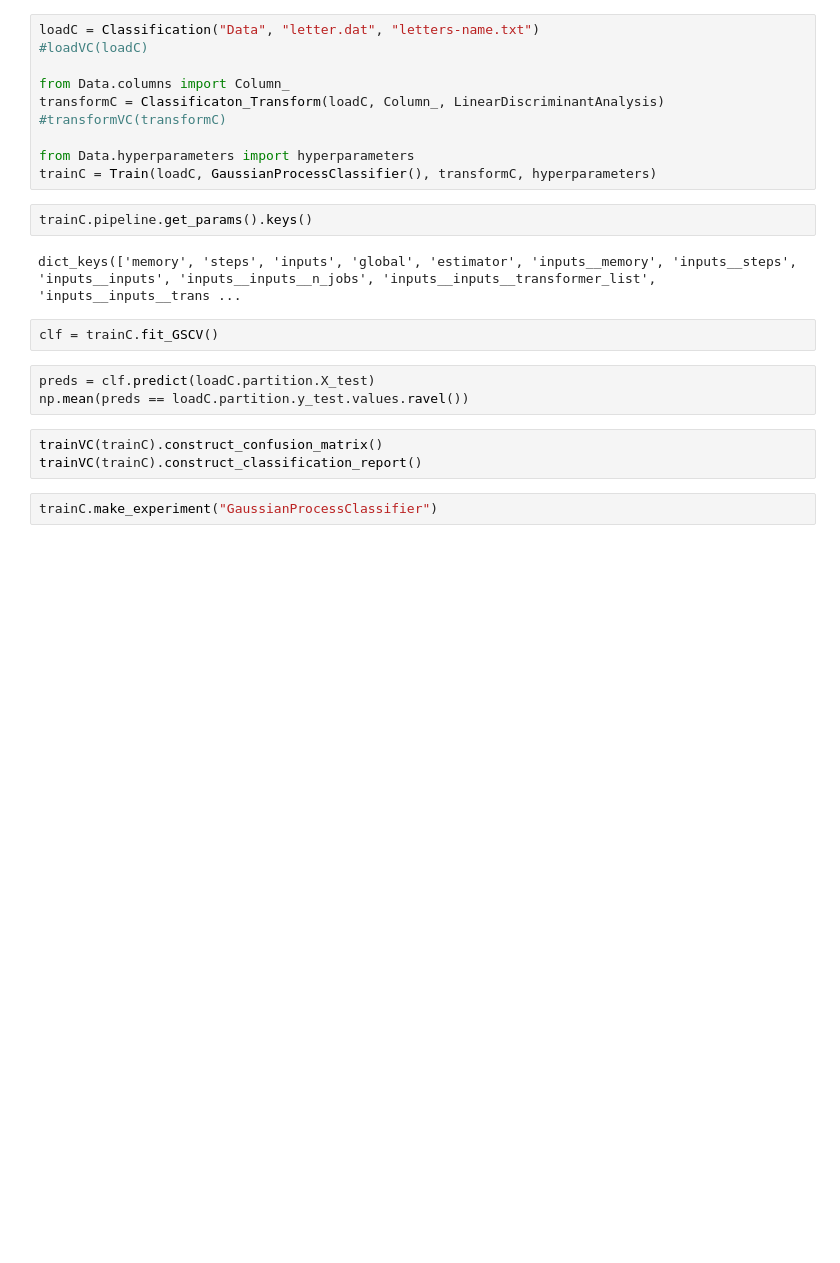
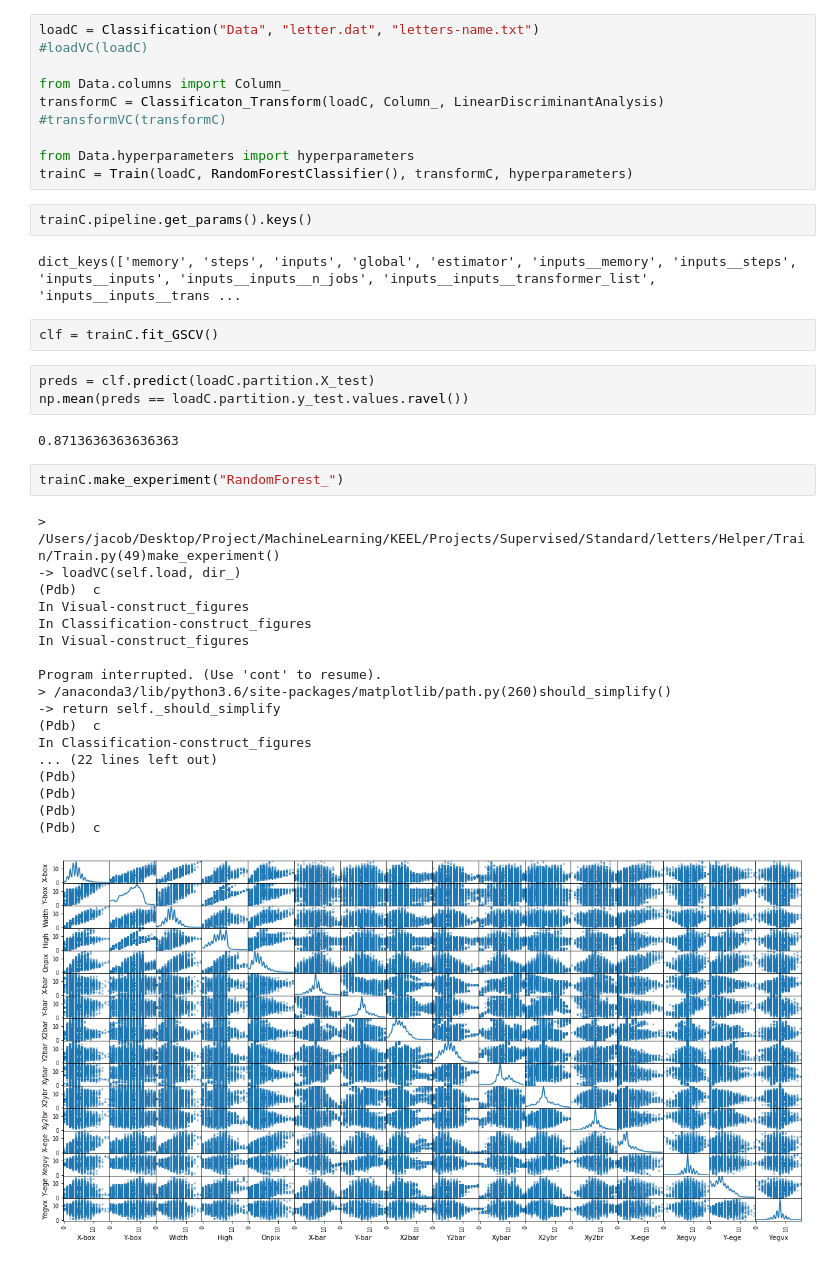
Before and after one commit to OpenJ92/MachineLearning, a Jupyter notebook: KEEL/Projects/Supervised/Standard/letters/run.ipynb, the cells around one changed output. Cells and saved outputs as stored; diff of their text form; blank space fills up the shorter version.

Commit message:
readme experiment

```diff
--- a/KEEL/Projects/Supervised/Standard/letters/run.ipynb
+++ b/KEEL/Projects/Supervised/Standard/letters/run.ipynb
@@ -31,7 +30,7 @@ transformC = Classificaton_Transform(loadC, Column_, LinearDiscriminantAnalysis)
 #transformVC(transformC)
 
 from Data.hyperparameters import hyperparameters
-trainC = Train(loadC, GaussianProcessClassifier(), transformC, hyperparameters)
+trainC = Train(loadC, RandomForestClassifier(), transformC, hyperparameters)
 # %%
 trainC.pipeline.get_params().keys()
 # %% [output]
@@ -41,8 +40,26 @@ clf = trainC.fit_GSCV()
 # %%
 preds = clf.predict(loadC.partition.X_test)
 np.mean(preds == loadC.partition.y_test.values.ravel())
+# %% [output]
+0.8713636363636363
-# %%
-trainVC(trainC).construct_confusion_matrix()
-trainVC(trainC).construct_classification_report()
 # %%
-trainC.make_experiment("GaussianProcessClassifier")
+trainC.make_experiment("RandomForest_")
+# %% [output]
+> /Users/jacob/Desktop/Project/MachineLearning/KEEL/Projects/Supervised/Standard/letters/Helper/Train/Train.py(49)make_experiment()
+-> loadVC(self.load, dir_)
+(Pdb)  c
+In Visual-construct_figures
+In Classification-construct_figures
+In Visual-construct_figures
+
+Program interrupted. (Use 'cont' to resume).
+> /anaconda3/lib/python3.6/site-packages/matplotlib/path.py(260)should_simplify()
+-> return self._should_simplify
+(Pdb)  c
+In Classification-construct_figures
+... (22 lines left out)
+(Pdb)
+(Pdb)
+(Pdb)
+(Pdb)  c
+[figure, added]
```
Also changed, not shown: parts of 4 cells of this notebook, 33 other files.
